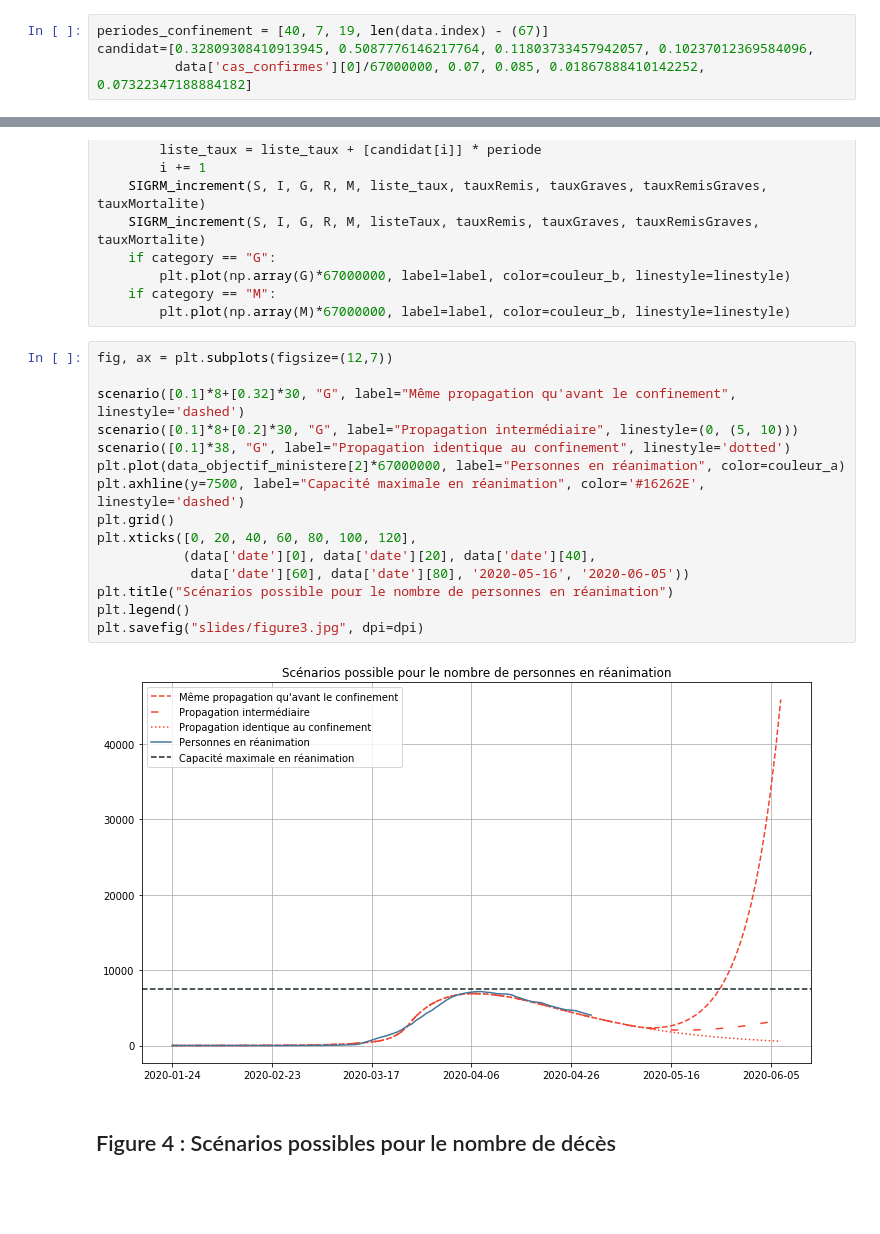
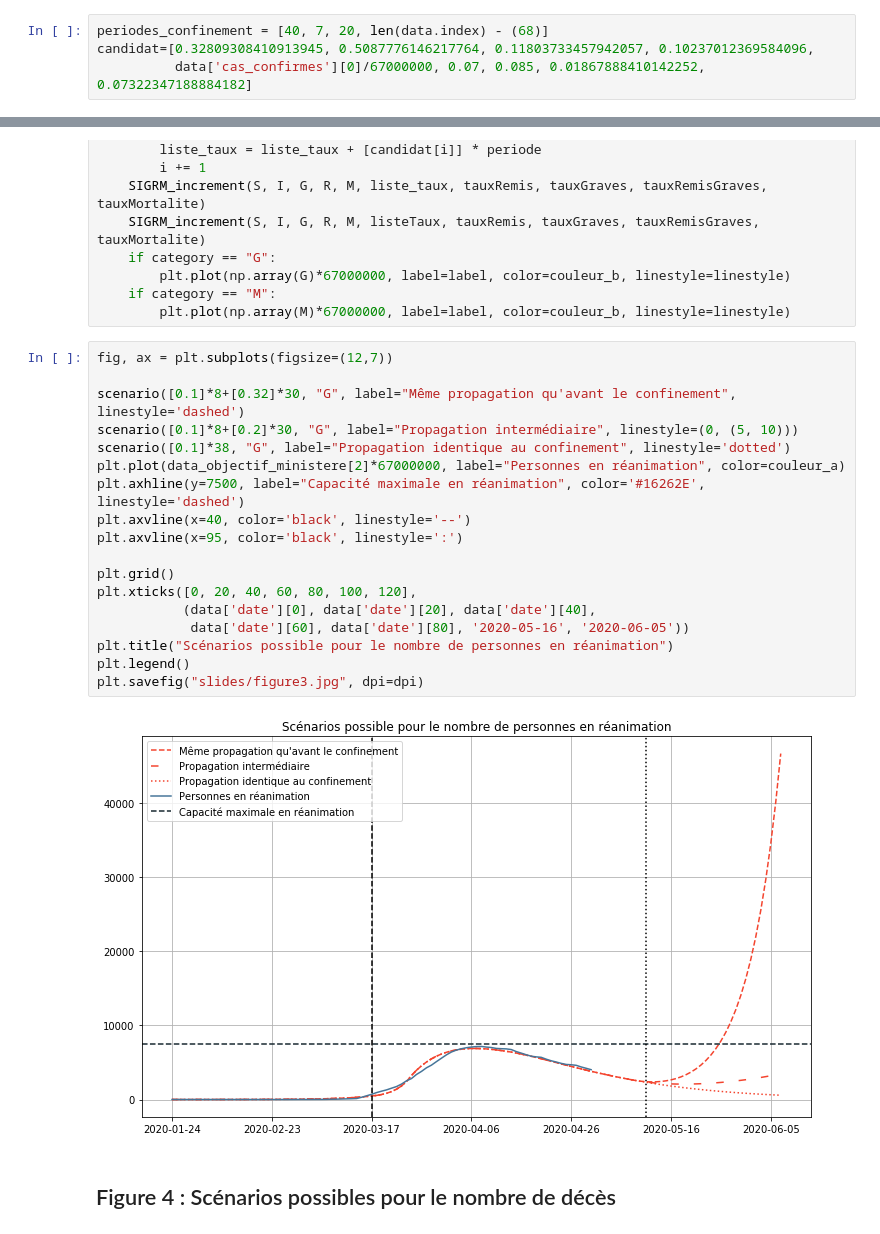
Before and after one commit to cristal-smac/covid, a Jupyter notebook: covid_simulation.ipynb, the cells around one changed output, grey strips where cells are left out. Drawn from its saved outputs; the diff is of its cells as text; blank space fills up the shorter version.

```diff
--- a/covid_simulation.ipynb
+++ b/covid_simulation.ipynb
@@ -1232,7 +1253,7 @@ couleur_b='#F4442E'
 dpi=300
 figsize = (10,5)
 # %%
-periodes_confinement = [40, 7, 19, len(data.index) - (67)]
+periodes_confinement = [40, 7, 20, len(data.index) - (68)]
 candidat=[0.32809308410913945, 0.5087776146217764, 0.11803733457942057, 0.10237012369584096,
           data['cas_confirmes'][0]/67000000, 0.07, 0.085, 0.01867888410142252, 0.07322347188884182]
 # %% [markdown]
@@ -1321,20 +1345,23 @@ def scenario(listeTaux, category="G", label="Scenario 1", linestyle='solid'):
 # %%
 fig, ax = plt.subplots(figsize=(12,7))
 
 scenario([0.1]*8+[0.32]*30, "G", label="Même propagation qu'avant le confinement", linestyle='dashed')
 scenario([0.1]*8+[0.2]*30, "G", label="Propagation intermédiaire", linestyle=(0, (5, 10)))
 scenario([0.1]*38, "G", label="Propagation identique au confinement", linestyle='dotted')
 plt.plot(data_objectif_ministere[2]*67000000, label="Personnes en réanimation", color=couleur_a)
 plt.axhline(y=7500, label="Capacité maximale en réanimation", color='#16262E', linestyle='dashed')
+plt.axvline(x=40, color='black', linestyle='--')
+plt.axvline(x=95, color='black', linestyle=':')
+
 plt.grid()
 plt.xticks([0, 20, 40, 60, 80, 100, 120],
            (data['date'][0], data['date'][20], data['date'][40],
             data['date'][60], data['date'][80], '2020-05-16', '2020-06-05'))
 plt.title("Scénarios possible pour le nombre de personnes en réanimation")
 plt.legend()
 plt.savefig("slides/figure3.jpg", dpi=dpi)
 # %% [output]
-[figure, old version]
+[figure, new version]
 # %% [markdown]
 ## Figure 4 : Scénarios possibles pour le nombre de décès
 # %%
```
Also changed, not shown: parts of 13 cells of this notebook, 8 other files.
